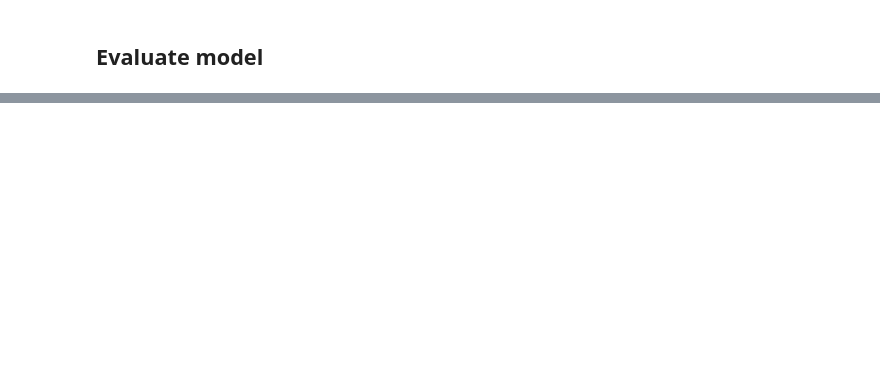
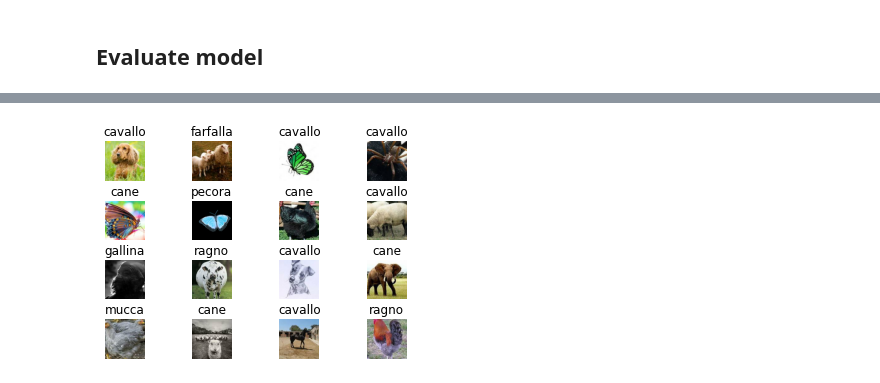
Before and after one commit to RodrigoBecerrilFerreyra/CECS-456-Machine-Learning, a Jupyter notebook: Final Project.ipynb, the cells around one changed output, grey strips where cells are left out. Cells and saved outputs as stored; diff of their text form; code cells hidden in the pictures; blank space fills up the shorter version.

Commit message:
- Add display for images and predicted classes at end. - Change target size to 128x128.

```diff
--- a/Final Project.ipynb
+++ b/Final Project.ipynb
@@ -12,7 +12,7 @@ from random import randint
 # %% [markdown]
 ## Resize images to be the same size
 # %%
-target_size = (64, 64)
+target_size = (128, 128)
 
 # Resize all images to be target_size.
 # First, resize so that the shortest side is the same as target_size,
@@ -43,7 +43,6 @@ for root, dirs, files in os.walk("raw-img"):
 # %% [markdown]
 ## Import and prepare dataset
 # %%
-class_names = ("cane", "cavallo", "elefante", "farfalla", "gallina", "gatto", "mucca", "pecora", "ragno", "scoiattolo")
 batch_size = 16
 train_val_split = 0.2
 
@@ -52,6 +51,7 @@ ds = tf.keras.utils.image_dataset_from_directory(
     image_size=target_size,
     batch_size=batch_size)
 
+class_names = ds.class_names
 size = len(ds)
 train_size, test_size = int(8/10 * size), int(2/10 * size)
 while train_size + test_size < size:
@@ -67,7 +67,9 @@ Found 26179 files belonging to 10 classes.
 # %%
 cnn = tf.keras.models.Sequential([
     tf.keras.layers.Rescaling(1./255),
-    # [64, 64, 3]
+    # [128, 128, 3]
+    tf.keras.layers.Conv2D(filters=16, kernel_size=2, strides=2, activation="relu"),
+    # [64, 64, 16]
     tf.keras.layers.Conv2D(filters=32, kernel_size=4, strides=2, activation="relu"),
     # [31, 31, 32]
     tf.keras.layers.Conv2D(filters=64, kernel_size=3, strides=1, activation="relu"),
@@ -140,0 +143,18 @@ score = cnn.evaluate(test_ds)
+# %%
+# Make a prediction from the first batch in the test dataset.
+pred_ds = test_ds.take(1)
+prediction = np.argmax(cnn.predict(pred_ds), axis=-1)
+#actual = [label for _, label in pred_ds]
+
+# Display prediction.
+for images, labels in pred_ds:
+    for i in range(batch_size):
+        ax = plt.subplot(int(sqrt(batch_size)), int(sqrt(batch_size)), i + 1)
+        plt.imshow(images[i].numpy().astype("uint8"))
+        plt.title(class_names[prediction[i]])
+        plt.axis("off")
+
+plt.subplots_adjust(wspace=0.2, hspace=0.5)
+plt.show()
+# %% [output]
+[figure, added]
```
Also changed, not shown: parts of 4 cells of this notebook.
